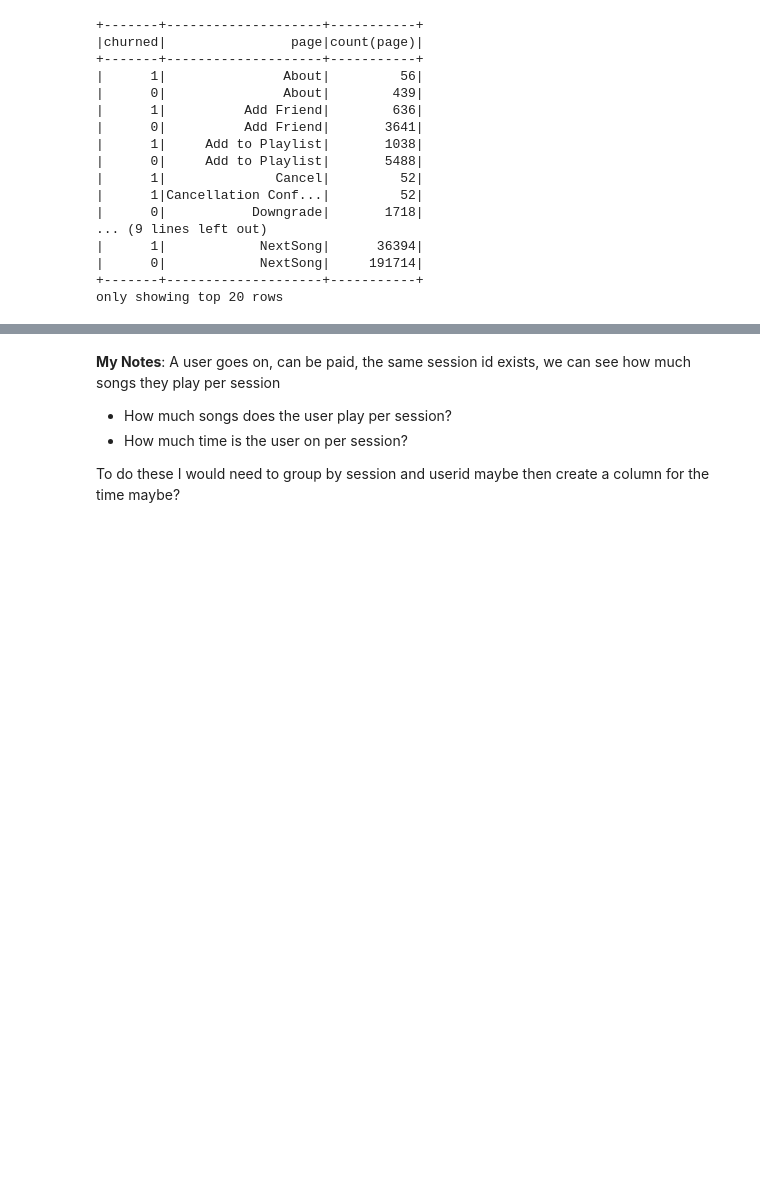
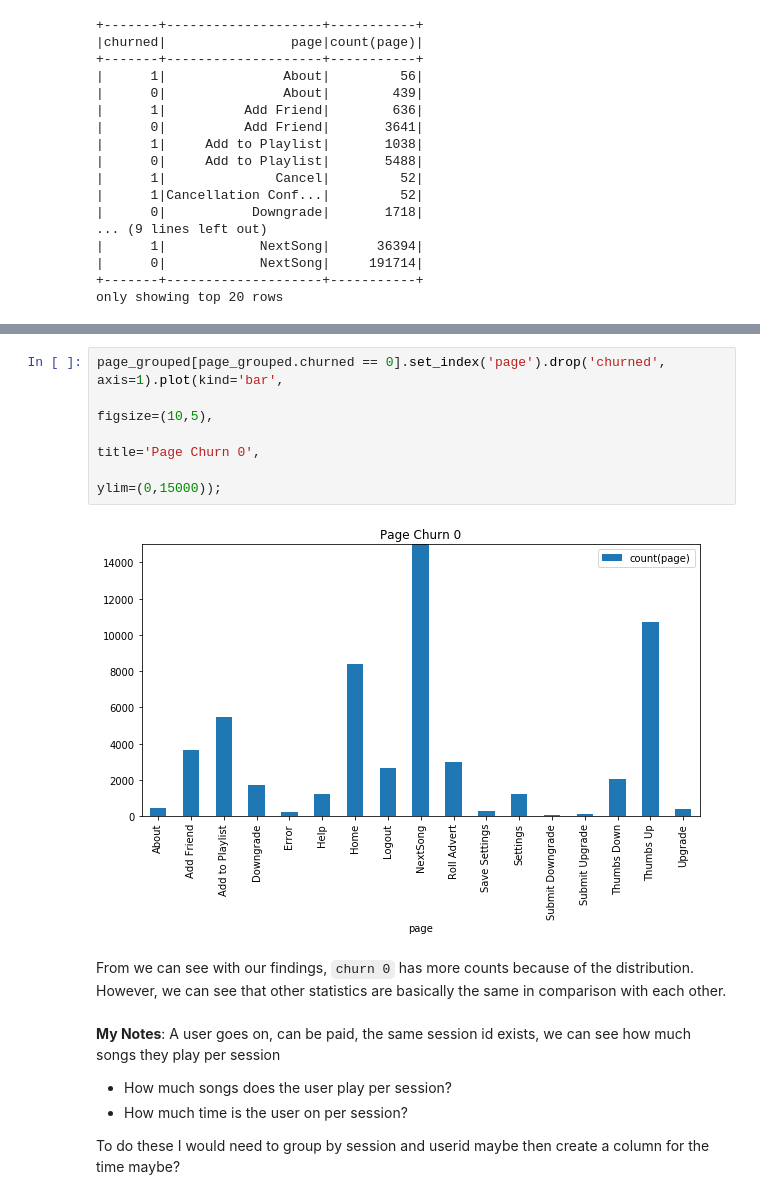
Before and after one commit to mroker242/Spark-Churn-Prediction, a Jupyter notebook: Sparkify.ipynb, the cells around one changed output, grey strips where cells are left out. Saved outputs shown, nothing was run; the diff lists cells and outputs as text; blank space fills up the shorter version.

```diff
--- a/Sparkify.ipynb
+++ b/Sparkify.ipynb
@@ -201,3 +232,12 @@ only showing top 20 rows
+# %%
+page_grouped[page_grouped.churned == 0].set_index('page').drop('churned', axis=1).plot(kind='bar',
+                                                                                       figsize=(10,5),
+                                                                                      title='Page Churn 0',
+                                                                                      ylim=(0,15000));
+# %% [output]
+[figure, added]
+# %% [markdown]
+From we can see with our findings, `churn 0` has more counts because of the distribution. However, we can see that other statistics are basically the same in comparison with each other.
 # %% [markdown]
 **My Notes**: A user goes on, can be paid, the same session id exists, we can see how much songs they play per session
 
```
Also changed, not shown: parts of 78 cells of this notebook.
